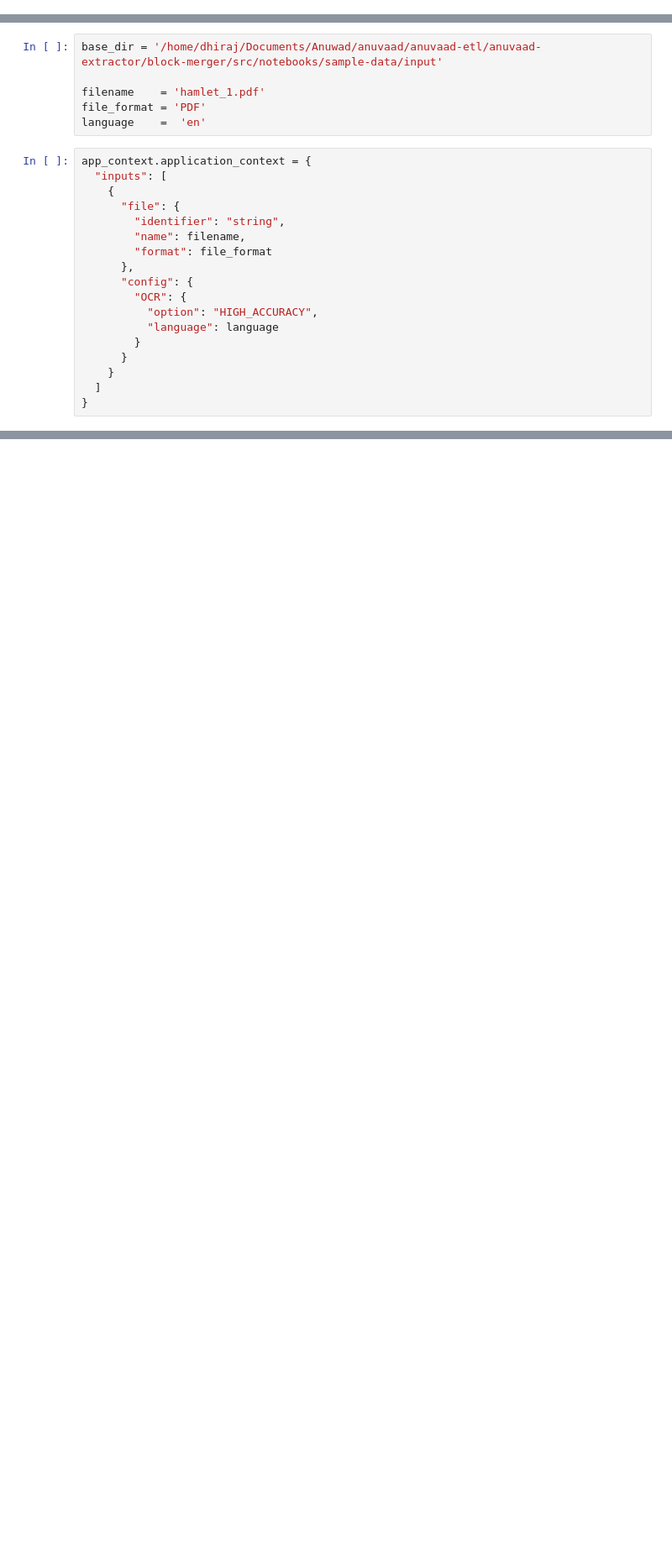
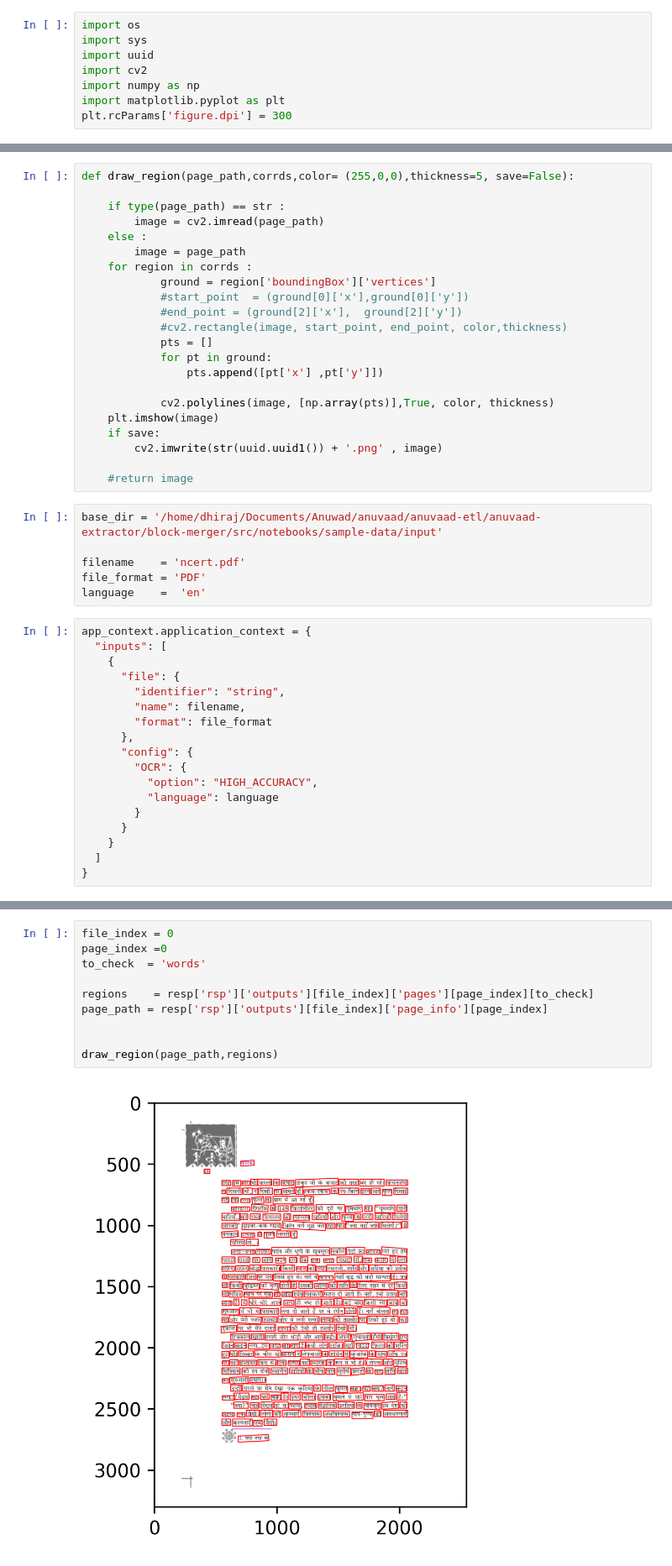
Before and after one commit to project-anuvaad/anuvaad, a Jupyter notebook: anuvaad-etl/anuvaad-extractor/document-processor/word-detector/craft/src/notebooks/word-detector_base.ipynb, the cells around one changed output, grey strips where cells are left out. Shown at 84% size. Drawn from its saved outputs; the diff is of its cells as text; blank space fills up the shorter version.

Commit message:
word detector refinement

```diff
--- a/anuvaad-etl/anuvaad-extractor/document-processor/word-detector/craft/src/notebooks/word-detector_base.ipynb
+++ b/anuvaad-etl/anuvaad-extractor/document-processor/word-detector/craft/src/notebooks/word-detector_base.ipynb
@@ -4,3 +1,11 @@ import sys
+# %%
+import os
+import sys
+import uuid
+import cv2
+import numpy as np
+import matplotlib.pyplot as plt
+plt.rcParams['figure.dpi'] = 300
 # %%
 nb_dir = '/'.join(os.getcwd().split('/')[:-1])
 sys.path.append(nb_dir)
@@ -20,7 +25,29 @@ Loading weights of refiner from checkpoint (./model/craft_refiner_CTW1500.pth)
+# %%
+def draw_region(page_path,corrds,color= (255,0,0),thickness=5, save=False):
+
+    if type(page_path) == str :
+        image = cv2.imread(page_path)
+    else :
+        image = page_path
+    for region in corrds :
+            ground = region['boundingBox']['vertices']
+            #start_point  = (ground[0]['x'],ground[0]['y'])
+            #end_point = (ground[2]['x'],  ground[2]['y'])
+            #cv2.rectangle(image, start_point, end_point, color,thickness)
+            pts = []
+            for pt in ground:
+                pts.append([pt['x'] ,pt['y']])
+
+            cv2.polylines(image, [np.array(pts)],True, color, thickness)
+    plt.imshow(image)
+    if save:
+        cv2.imwrite(str(uuid.uuid1()) + '.png' , image)
+
+    #return image
 # %%
 base_dir = '/home/dhiraj/Documents/Anuwad/anuvaad/anuvaad-etl/anuvaad-extractor/block-merger/src/notebooks/sample-data/input'
 
-filename    = 'hamlet_1.pdf'
+filename    = 'ncert.pdf'
 file_format = 'PDF'
 language    =  'en'
 # %%
@@ -61,0 +89,12 @@ resp['rsp']['outputs'][file_index]['page_info']#[page_index][to_check]
+# %%
+file_index = 0
+page_index =0
+to_check  = 'words'
+
+regions    = resp['rsp']['outputs'][file_index]['pages'][page_index][to_check]
+page_path = resp['rsp']['outputs'][file_index]['page_info'][page_index]
+
+
+draw_region(page_path,regions)
+# %% [output]
+[figure, added]
```
Also changed, not shown: parts of 7 cells of this notebook, 23 other files.
